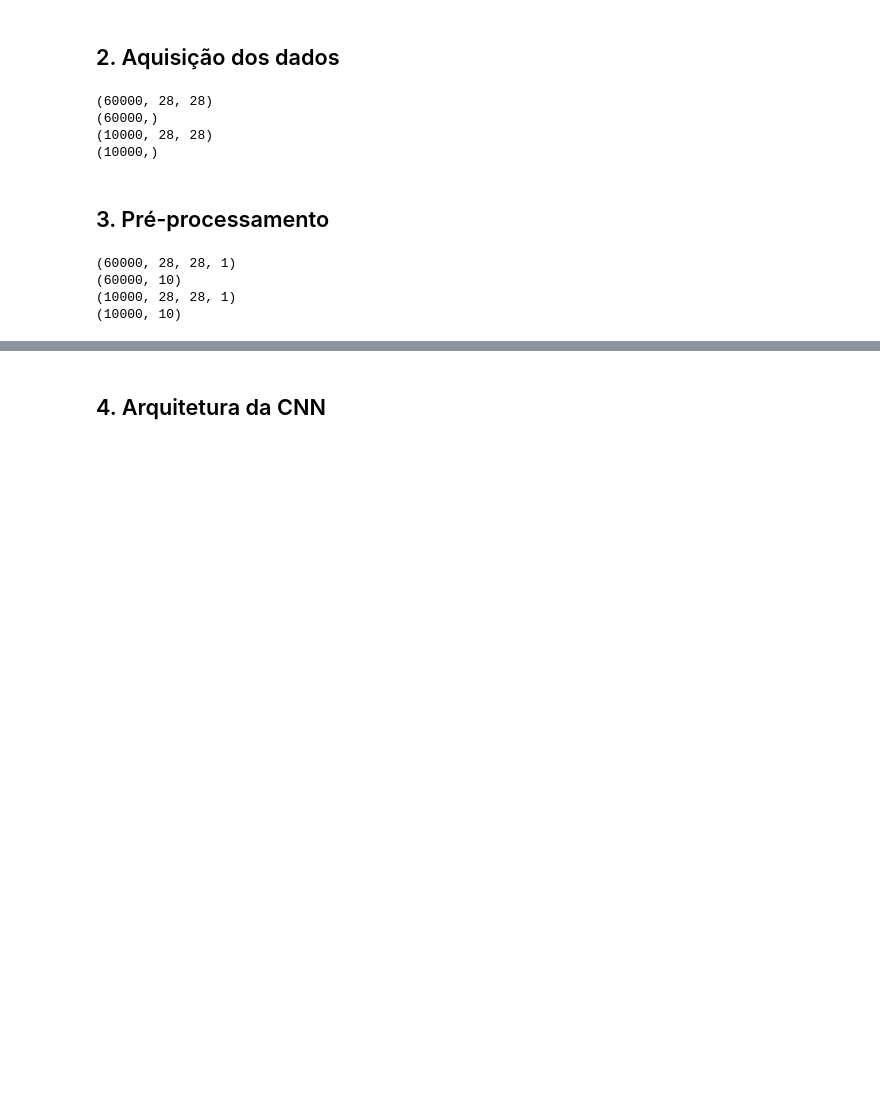
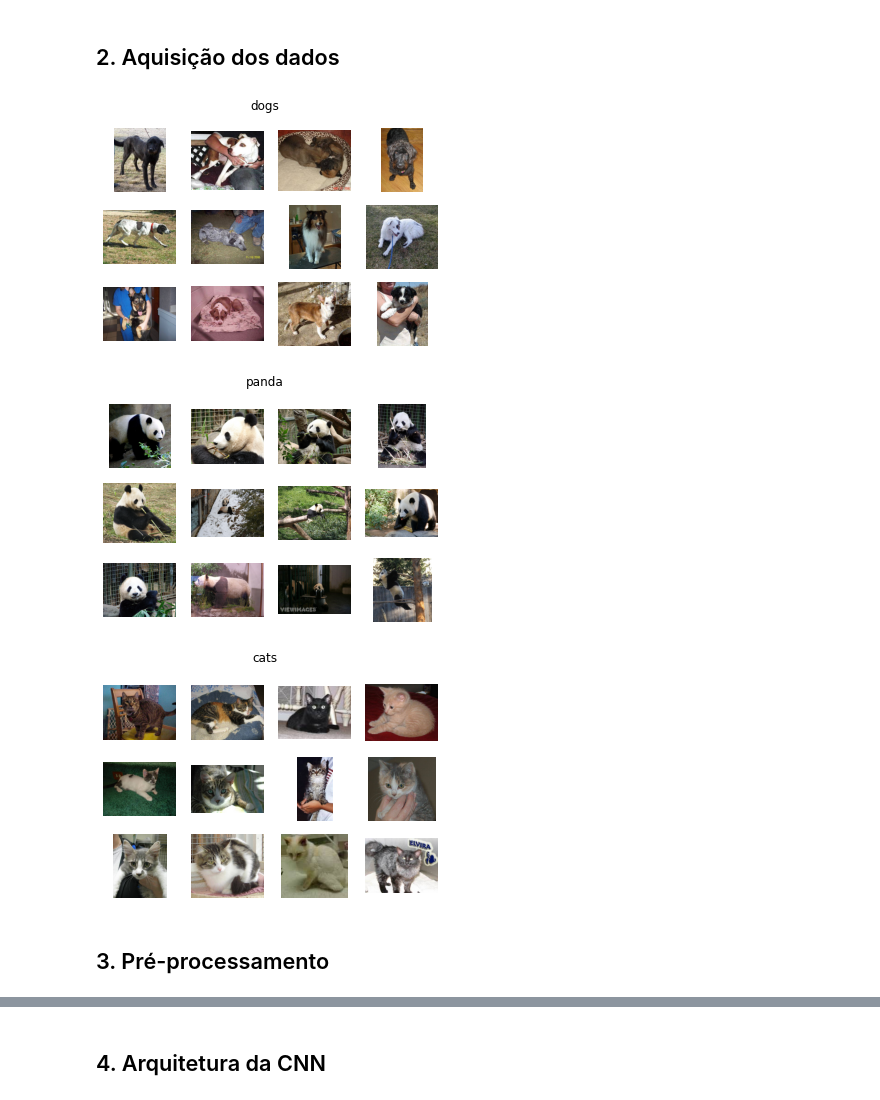
Before and after one commit to Pepyn0/SI, a Jupyter notebook: AT09/cnn_architecture.ipynb, the cells around one changed output, grey strips where cells are left out. Cells and saved outputs as stored; diff of their text form; code cells hidden in the pictures; blank space fills up the shorter version.

```diff
--- a/AT09/cnn_architecture.ipynb
+++ b/AT09/cnn_architecture.ipynb
@@ -21,12 +23,23 @@ import numpy as np
-# %%
-print(X_train.shape)
-print(y_train.shape)
-print(X_test.shape)
-print(y_test.shape)
-# %% [output]
-(60000, 28, 28)
-(60000,)
-(10000, 28, 28)
-(10000,)
+# %%
+DATASET_PATH = os.path.join(os.getcwd(), 'datasets')
+DATASET_PATH = os.path.join(DATASET_PATH, 'animals')
+
+categories = ['dogs', 'panda', 'cats']
+# %%
+for category in categories:
+    fig, _ = plt.subplots(3,4)
+    fig.suptitle(category)
+    fig.patch.set_facecolor('xkcd:white')
+    path_category = os.path.join(DATASET_PATH, category)
+    for k, v in enumerate(os.listdir(path_category)[:12]):
+        img = plt.imread(os.path.join(path_category, v))
+        plt.subplot(3, 4, k+1)
+        plt.axis('off')
+        plt.imshow(img)
+    plt.show()
+# %% [output]
+[figure, added]
+[figure, added]
+[figure, added]
 # %% [markdown]
 ## 3. Pré-processamento
@@ -40,10 +45,0 @@ y_test = utils.to_categorical(y_test) #3 -> 0 0 0 1 0 0 0 0 0 0
-# %%
-print(X_train.shape)
-print(y_train.shape)
-print(X_test.shape)
-print(y_test.shape)
-# %% [output]
-(60000, 28, 28, 1)
-(60000, 10)
-(10000, 28, 28, 1)
-(10000, 10)
```
Also changed, not shown: parts of 12 cells of this notebook.
